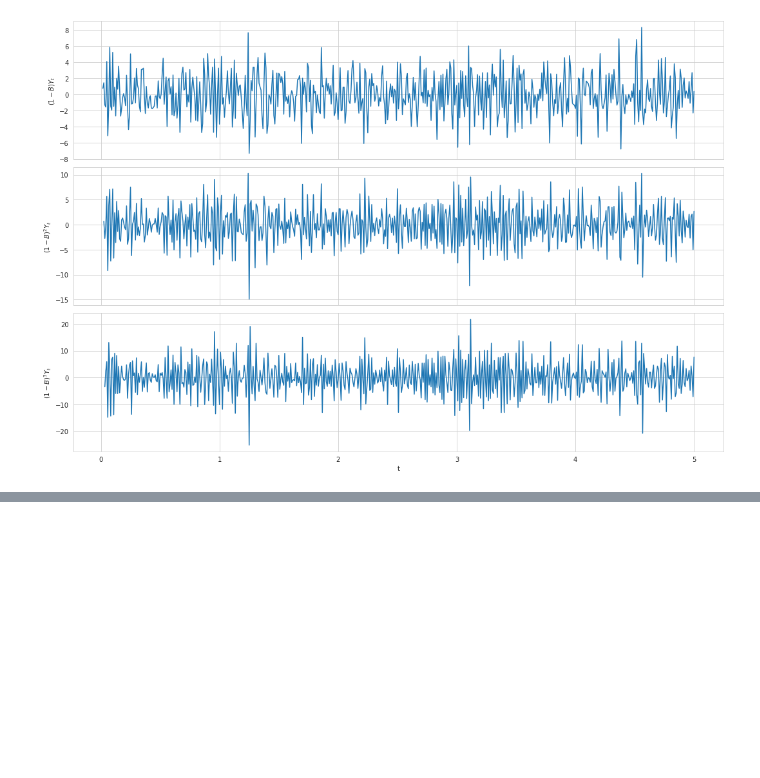
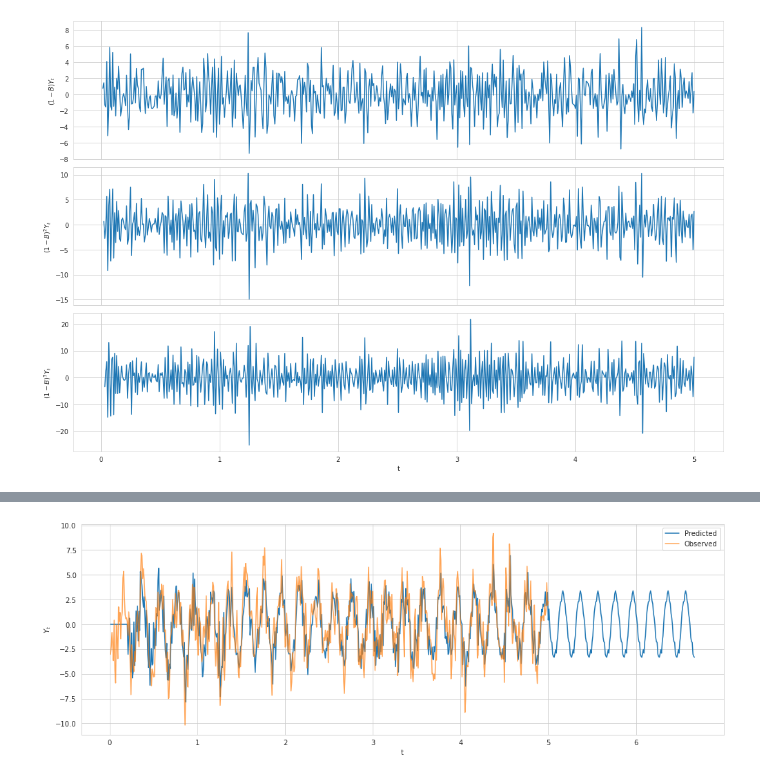
Before and after one commit to WHITSNAK/sta542-sp23, a Jupyter notebook: hw2/hw2.ipynb, the cells around one changed output, grey strips where cells are left out. Drawn from its saved outputs; the diff is of its cells as text; code cells hidden in the pictures; blank space fills up the shorter version.

```diff
--- a/hw2/hw2.ipynb
+++ b/hw2/hw2.ipynb
@@ -100,3 +95,6 @@ fig.tight_layout()
 fig.show()
 # %% [output]
 [figure]
+# %%
+arima = sm.tsa.ARIMA(ys, order=(0,0,2), seasonal_order=(0, 1, 1, 24), trend='n').fit()
+arima.summary()
@@ -102,0 +121,15 @@ fig.show()
+# %%
+fig, ax = plt.subplots(figsize=(14, 5))
+
+predicted_ys = arima.predict(start=0, end=800-1)
+predicted_ys.index = np.arange(1,800+1)/120
+predicted_ys.plot(label='Predicted', ax=ax)
+ys.plot(alpha=0.7, label='Observed', ax=ax)
+
+ax.legend(loc='best')
+ax.set_xlabel('t')
+ax.set_ylabel('$Y_t$')
+fig.tight_layout()
+fig.show()
+# %% [output]
+[figure, added]
```
Also changed, not shown: parts of 4 cells of this notebook, 3 other files.
